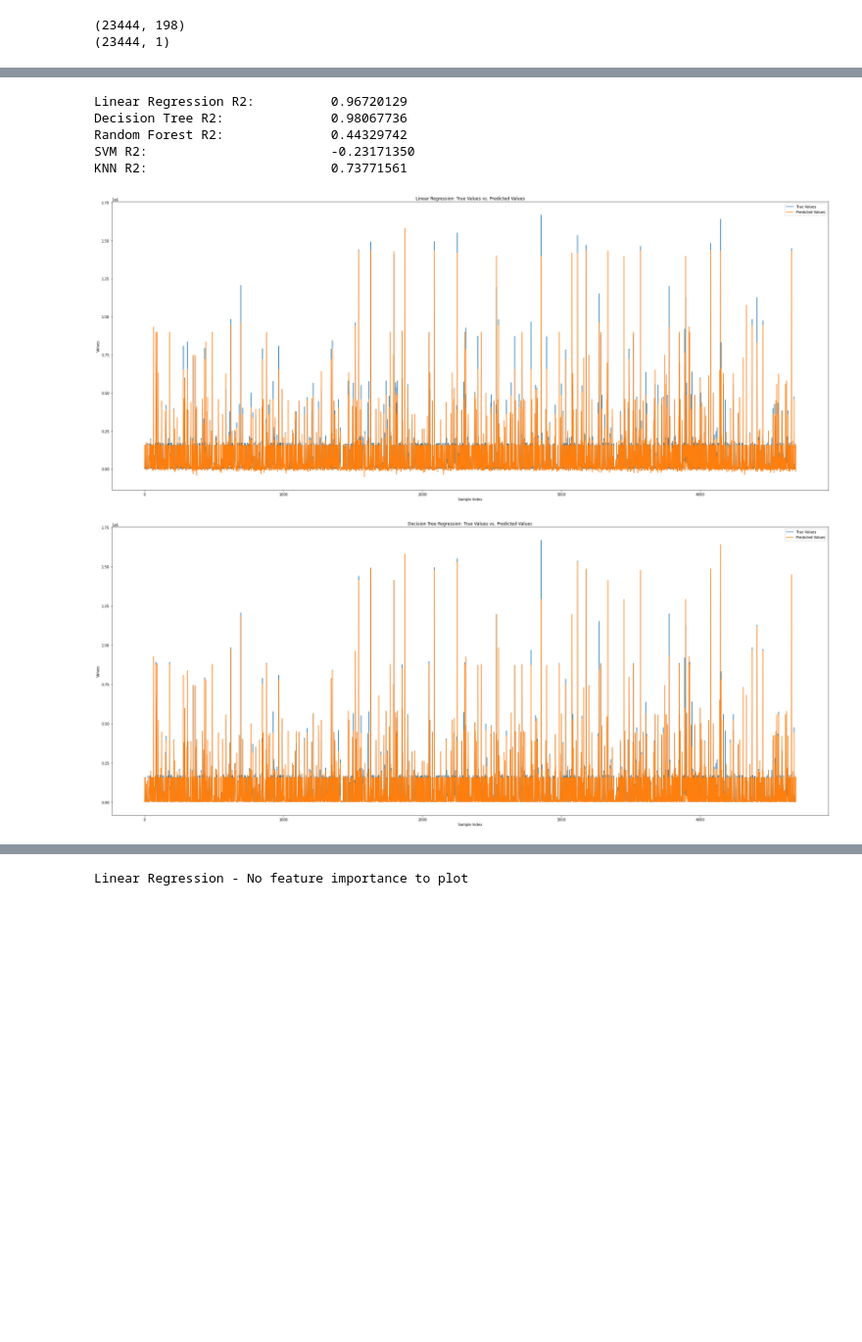
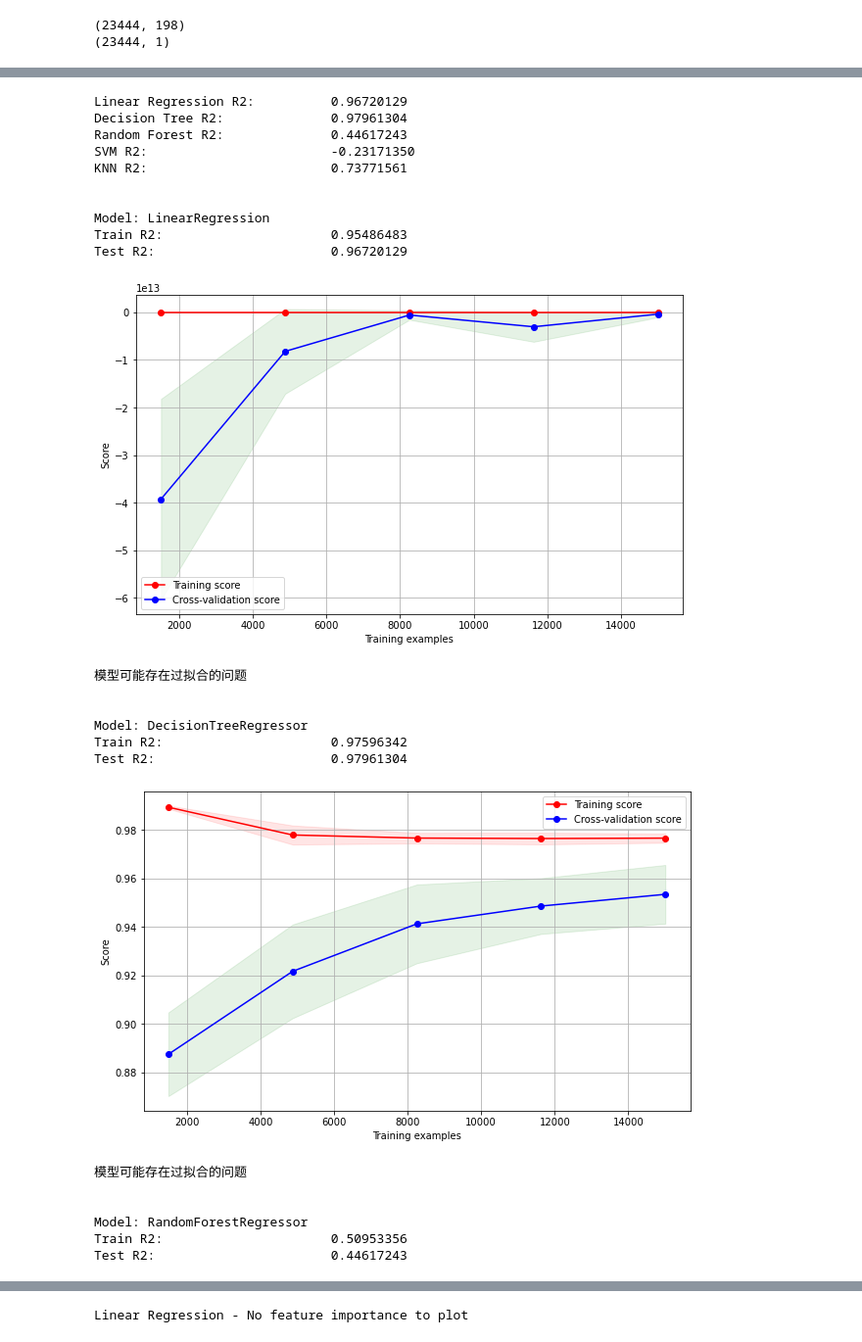
Before and after one commit to Nomination-NRB/PerformanceDataAnalysis, a Jupyter notebook: coding/new_version.ipynb, the cells around one changed output, grey strips where cells are left out. Shown at 98% size. Saved outputs shown, nothing was run; the diff lists cells and outputs as text; code cells hidden in the pictures; blank space fills up the shorter version.

```diff
--- a/coding/new_version.ipynb
+++ b/coding/new_version.ipynb
@@ -133,7 +133,7 @@ getTop10Key(hashtags_dict)
 字段名: #super_pi_real_time            出现次数: 21005
 字段名: #super_pi_sys_time             出现次数: 21005
 # %%
-def getValue1(field):
+def getValue1(df, field):
     result_dict_values = {}
     result_dict_values[field] = []
     for row in df.itertuples():
@@ -145,13 +145,13 @@ def getValue1(field):
                 pass
     return result_dict_values
 
-def getValue2(field):
+def getValue2(df, field):
     result_dict_values = {field: df.loc[df['results'].str.contains(field), 'results'].str.extract(r'\"{}\":\s*(\d+)'.format(field), expand=False).dropna().astype(float).tolist()}
     return result_dict_values
 # %%
 #unixbench_cpu
 your_field = '#unixbench_cpu'
-result_dict_values = getValue1(your_field)
+result_dict_values = getValue1(df, your_field)
 outPutDF = pd.DataFrame(result_dict_values)
 # %%
 outPutDF.head()
@@ -189,4 +189,10 @@ def getInput(keyTestT, importantKey):
                 templist.append(results_key)
                 inputList.append(templist)
                 break
-    return inputList
+
+    # 将inputList转换为DataFrame
+    inputDF = pd.DataFrame(inputList, columns=['cvm_cpu', 'cvm_memory', 'cvm_cpu_qos', 'cvm_os_type', 'results_key'])
+    # 判断cvm_cpu和cvm_memory是否是数字，如果不是数字则填写-1
+    inputDF['cvm_cpu'] = pd.to_numeric(inputDF['cvm_cpu'], errors='coerce').fillna(-1)
+    inputDF['cvm_memory'] = pd.to_numeric(inputDF['cvm_memory'], errors='coerce').fillna(-1)
+    return inputDF
@@ -197,3 +199,5 @@ inputDF = pd.DataFrame(inputList, columns=['cvm_cpu', 'cvm_memory', 'cvm_cpu_qos
+# %%
+inputDF = getInput(df, your_field)
 # %%
 inputDF.head()
 # %% [output]
@@ -414,15 +512,32 @@ print(y.shape)
 # %%
 save_path = 'model/'
 # 判断是否有这个文件夹，没有就创建
 if not os.path.exists(save_path):
     os.makedirs(save_path)
 
-linear_reg, decision_tree_reg, random_forest_reg, svm_reg, knn_reg = train(X, y, save_path)
+linear_reg, decision_tree_reg, random_forest_reg, svm_reg, knn_reg = trainOverFit(X, y, save_path)
 # %% [output]
 Linear Regression R2:          0.96720129
-Decision Tree R2:              0.98067736
-Random Forest R2:              0.44329742
+Decision Tree R2:              0.97961304
+Random Forest R2:              0.44617243
 SVM R2:                        -0.23171350
 KNN R2:                        0.73771561
+
+
+Model: LinearRegression
+Train R2:                      0.95486483
+Test R2:                       0.96720129
-[figure, old version]
+[figure, new version]
+模型可能存在过拟合的问题
+
+
+Model: DecisionTreeRegressor
+Train R2:                      0.97596342
+Test R2:                       0.97961304
-[figure, old version]
+[figure, new version]
+模型可能存在过拟合的问题
+
+
+Model: RandomForestRegressor
+Train R2:                      0.50953356
+Test R2:                       0.44617243
```
Also changed, not shown: parts of 16 cells of this notebook.
